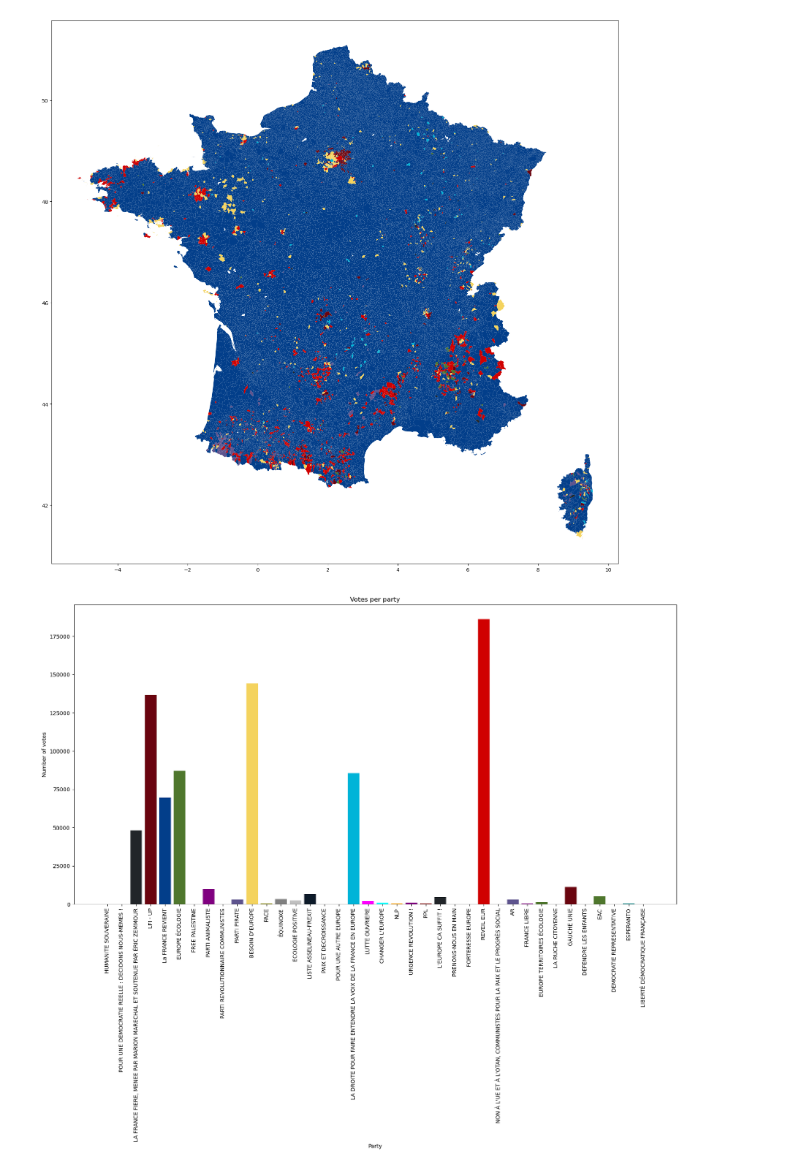
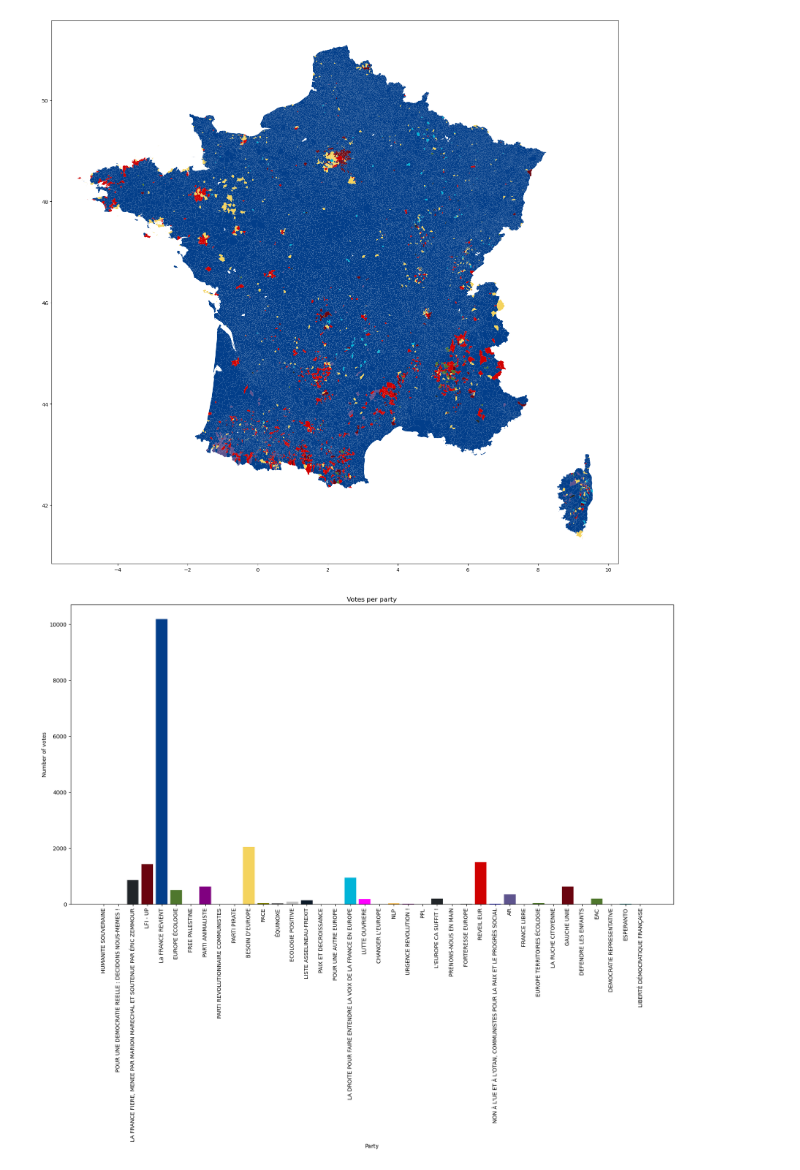
Before and after one commit to tomasoignons/legislatives-2024, a Jupyter notebook: python-analysis/plot_data.ipynb, the cells around one changed output. Saved outputs shown, nothing was run; the diff lists cells and outputs as text; code cells hidden in the pictures.

```diff
--- a/python-analysis/plot_data.ipynb
+++ b/python-analysis/plot_data.ipynb
@@ -197,32 +197,32 @@ def plot_votes(postal_code):
             if isinstance(resultats, dict):
                 resultats_df = pd.DataFrame([resultats])  # Convert the dictionary into a DataFrame
             else:
                 resultats_df = pd.DataFrame(resultats)
             all_resultats_df = pd.concat([all_resultats_df, resultats_df])
             votes_per_party = {}
             colors = []
 
             # Loop over the rows in the DataFrame
             for _, row in all_resultats_df.iterrows():
                 # If the party is already in the dictionary, add the votes to its total
                 if row['nomListe'] in votes_per_party:
                     votes_per_party[row['nomListe']] += row['nbVoix']
                 # If the party is not in the dictionary, add it with its votes
                 else:
                     votes_per_party[row['nomListe']] = row['nbVoix']
                 colors.append(color_mapping.get(row['nomListe'], '#FF0000'))  # Default to red if the party is not in the mapping
 
             # Plot the votes for each party
             plt.bar(votes_per_party.keys(), votes_per_party.values(), color=colors)
         plt.title('Votes per party')
         plt.xlabel('Party')
         plt.xticks(rotation='vertical')  # Rotate x-axis labels
         plt.ylabel('Number of votes')
         plt.show()
     else:
         print(f"No data available for commune {commune_code}")
 
 # Call the function with the postal code
-plot_votes('75001')
+plot_votes('62100')
 # %% [output]
-[figure, old version]
+[figure, new version]
```
Also changed, not shown: 1 other file.
